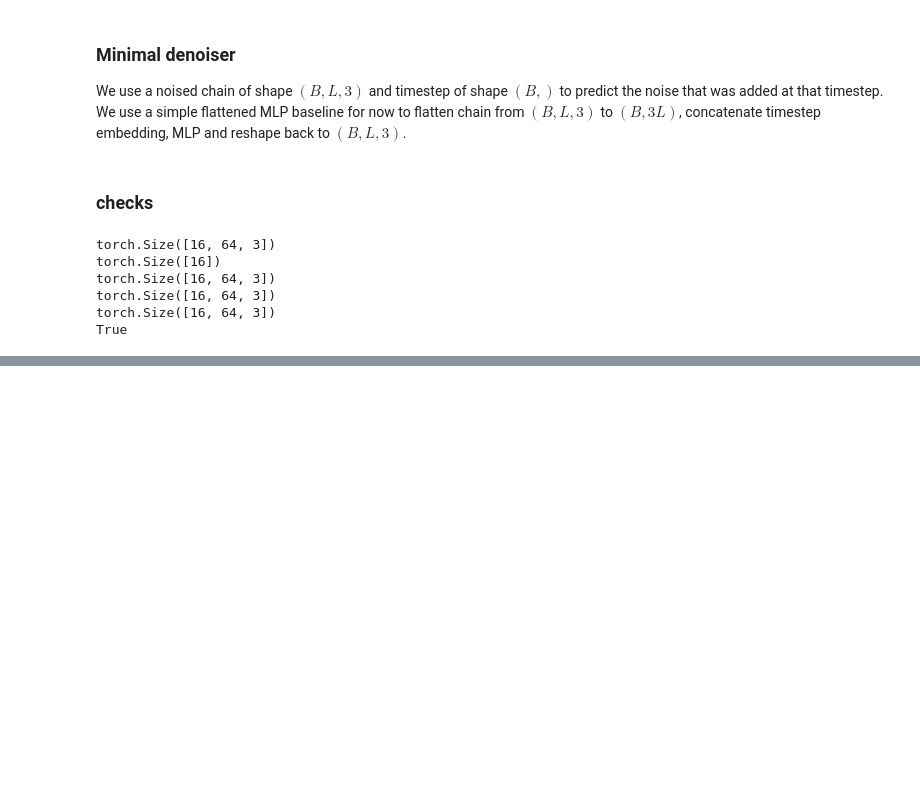
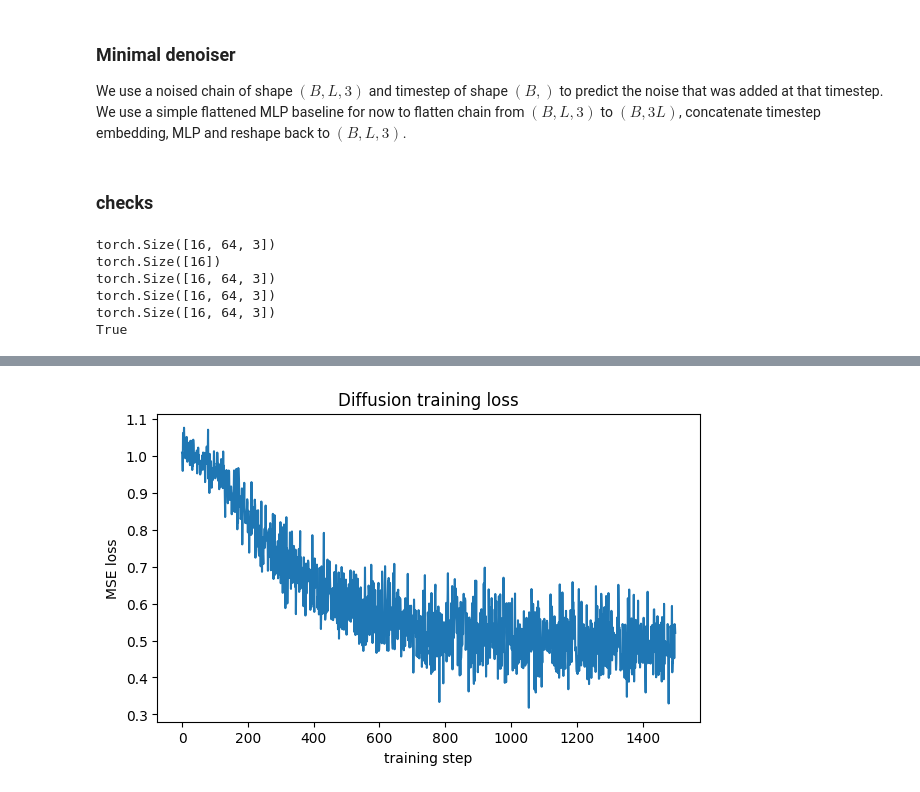
Before and after one commit to fin1cky/Protein-inspired-3D-Diffusion, a Jupyter notebook: notebooks/3D_diffusion.ipynb, the cells around one changed output, grey strips where cells are left out. Cells and saved outputs as stored; diff of their text form; code cells hidden in the pictures; blank space fills up the shorter version.

Commit message:
Add training code

```diff
--- a/notebooks/3D_diffusion.ipynb
+++ b/notebooks/3D_diffusion.ipynb
@@ -1138,0 +1179,36 @@ print(max_grad)
+# %%
+num_steps = 1500
+log_every = 100
+
+loss_history = []
+running = []
+
+loader_iter = iter(train_loader)
+
+for step in range(1, num_steps + 1):
+  try:
+    batch = next(loader_iter)
+  except StopIteration:
+    loader_iter = iter(train_loader)
+    batch = next(loader_iter)
+    # if the dataloader runs out of batches
+    # we do this to restart the dataloader from the beginning
+    # with a fresh shuffle.
+    # Since we generate fresh random chains every call, we can
+    # simply train without worrying.
+
+  loss = train_step(
+      model=model,
+      batch=batch,
+      alpha_bar=alpha_bar_train,
+      optimizer=optimizer,
+      T=T,
+      device=train_device
+  )
+
+  loss_history.append(loss)
+  running.append(loss)
+
+  if step % log_every == 0:
+    avg_loss = sum(running[-log_every:]) / len(running[-log_every:])
+    print(f"step: {step} | loss: {loss} | avg: {avg_loss}")
@@ -1138,0 +1231,9 @@ print(max_grad)
+# %%
+plt.figure(figsize=(7, 4))
+plt.plot(loss_history)
+plt.xlabel("training step")
+plt.ylabel("MSE loss")
+plt.title("Diffusion training loss")
+plt.show()
+# %% [output]
+[figure, added]
```
Also changed, not shown: parts of 12 cells of this notebook.
